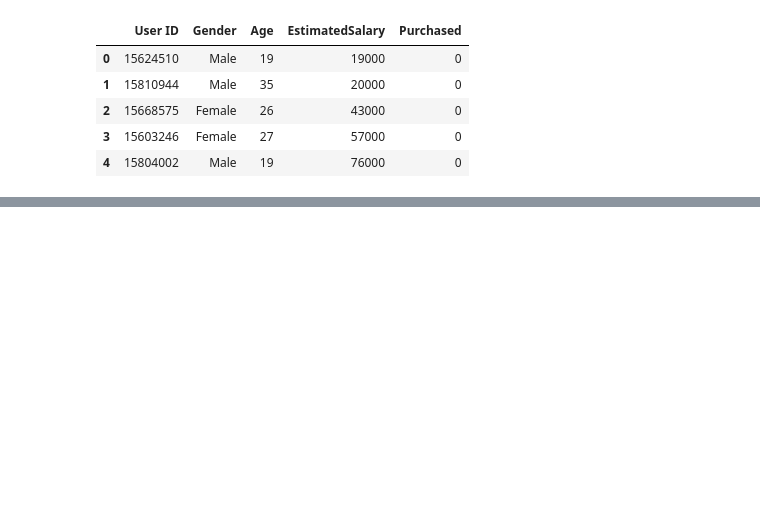
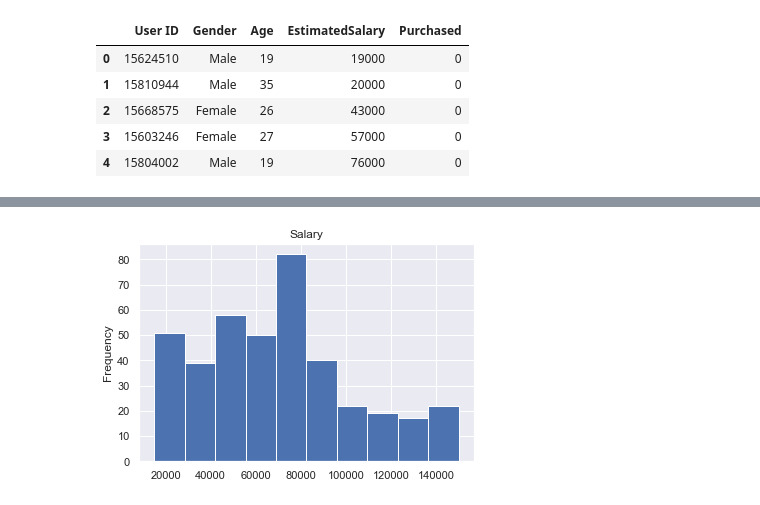
Before and after one commit to neto-riga/DataScience, a Jupyter notebook: analysis/8_change_name.ipynb, the cells around one changed output, grey strips where cells are left out. Cells and saved outputs as stored; diff of their text form; code cells hidden in the pictures; blank space fills up the shorter version.

```diff
--- a/analysis/8_change_name.ipynb
+++ b/analysis/8_change_name.ipynb
@@ -17,0 +177,4 @@ sales.head()
+# %%
+sales['EstimatedSalary'].plot(kind='hist', bins=10, title='Salary');
+# %% [output]
+[figure, added]
```
Also changed, not shown: parts of 40 cells of this notebook.
